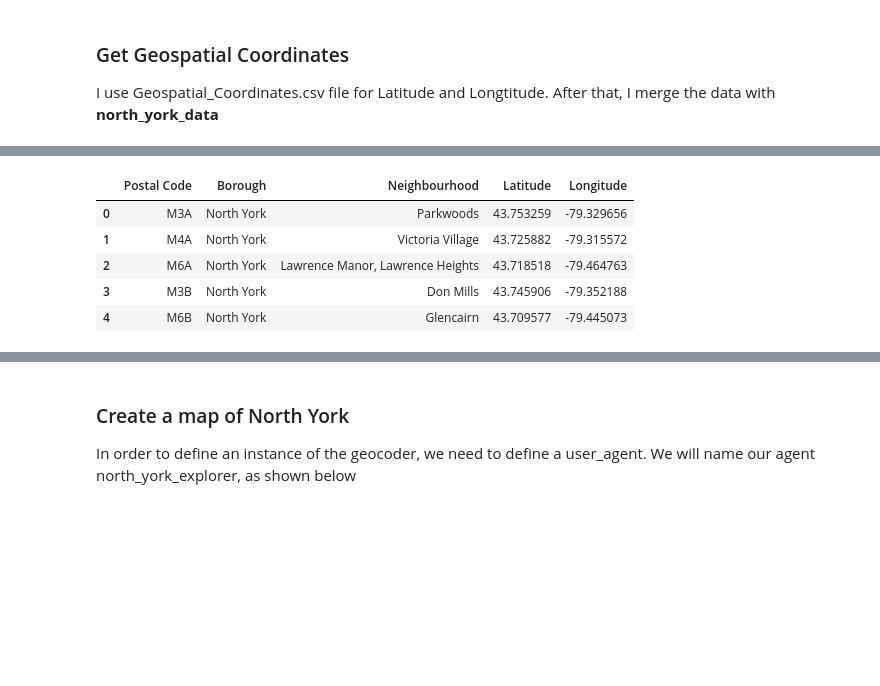
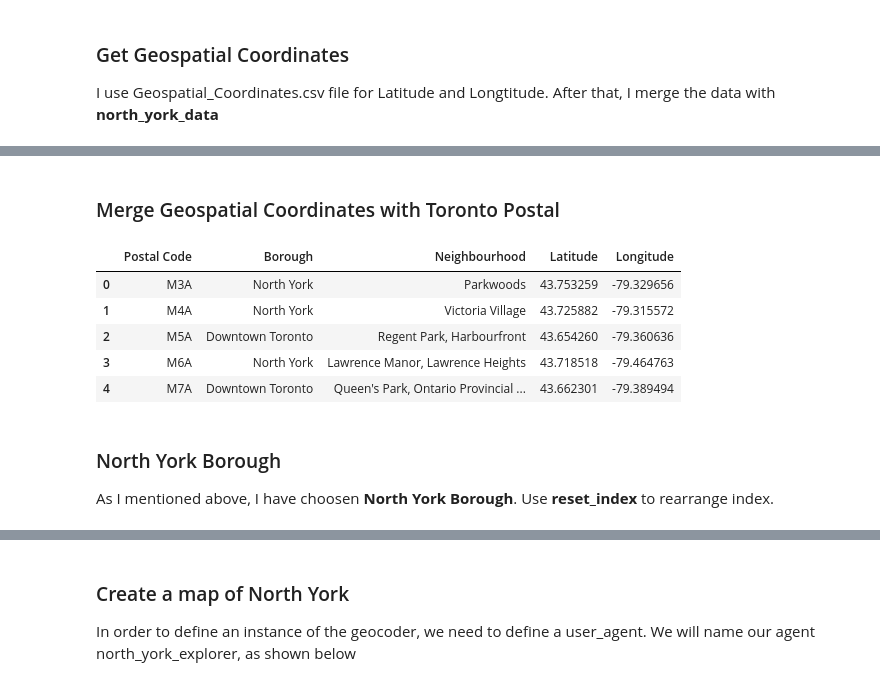
Before and after one commit to kimhormong/Coursera_Capstone, a Jupyter notebook: The Battle of Neighborhoods/Week 3 - Segmenting and Clustering Neighborhoods in Toronto.ipynb, the cells around one changed output, grey strips where cells are left out. Cells and saved outputs as stored; diff of their text form; code cells hidden in the pictures; blank space fills up the shorter version.

```diff
--- a/The Battle of Neighborhoods/Week 3 - Segmenting and Clustering Neighborhoods in Toronto.ipynb
+++ b/The Battle of Neighborhoods/Week 3 - Segmenting and Clustering Neighborhoods in Toronto.ipynb
@@ -48 +44,3 @@ north_york_data = toronto_postal[toronto_postal['Borough'] == 'North York'].rese
+# %%
+toronto_postal = toronto_postal[toronto_postal['Neighbourhood'] != 'Not assigned']
 # %%
@@ -66,12 +73,18 @@ toronto_geo_coords = pd.read_csv('Geospatial_Coordinates.csv')
+# %% [markdown]
+### Merge Geospatial Coordinates with Toronto Postal
 # %%
 # toronto_nb = toronto neighbours
-north_york_data = pd.merge(north_york_data, toronto_geo_coords, how='inner', on='Postal Code')
+toronto_nb = pd.merge(toronto_postal, toronto_geo_coords, how='inner', on='Postal Code')
 # %%
-north_york_data.head()
+toronto_nb.head()
 # %% [output]
 |  | Postal Code | Borough | Neighbourhood | Latitude | Longitude |
 | 0 | M3A | North York | Parkwoods | 43.753259 | -79.329656 |
 | 1 | M4A | North York | Victoria Village | 43.725882 | -79.315572 |
-| 2 | M6A | North York | Lawrence Manor, Lawrence Heights | 43.718518 | -79.464763 |
-| 3 | M3B | North York | Don Mills | 43.745906 | -79.352188 |
-| 4 | M6B | North York | Glencairn | 43.709577 | -79.445073 |
+| 2 | M5A | Downtown Toronto | Regent Park, Harbourfront | 43.654260 | -79.360636 |
+| 3 | M6A | North York | Lawrence Manor, Lawrence Heights | 43.718518 | -79.464763 |
+| 4 | M7A | Downtown Toronto | Queen's Park, Ontario Provincial ... | 43.662301 | -79.389494 |
+# %% [markdown]
+### North York Borough
+As I mentioned above, I have choosen <b> North York Borough</b>.
+Use <b> reset_index </b> to rearrange index.
```
Also changed, not shown: parts of 7 cells of this notebook.
